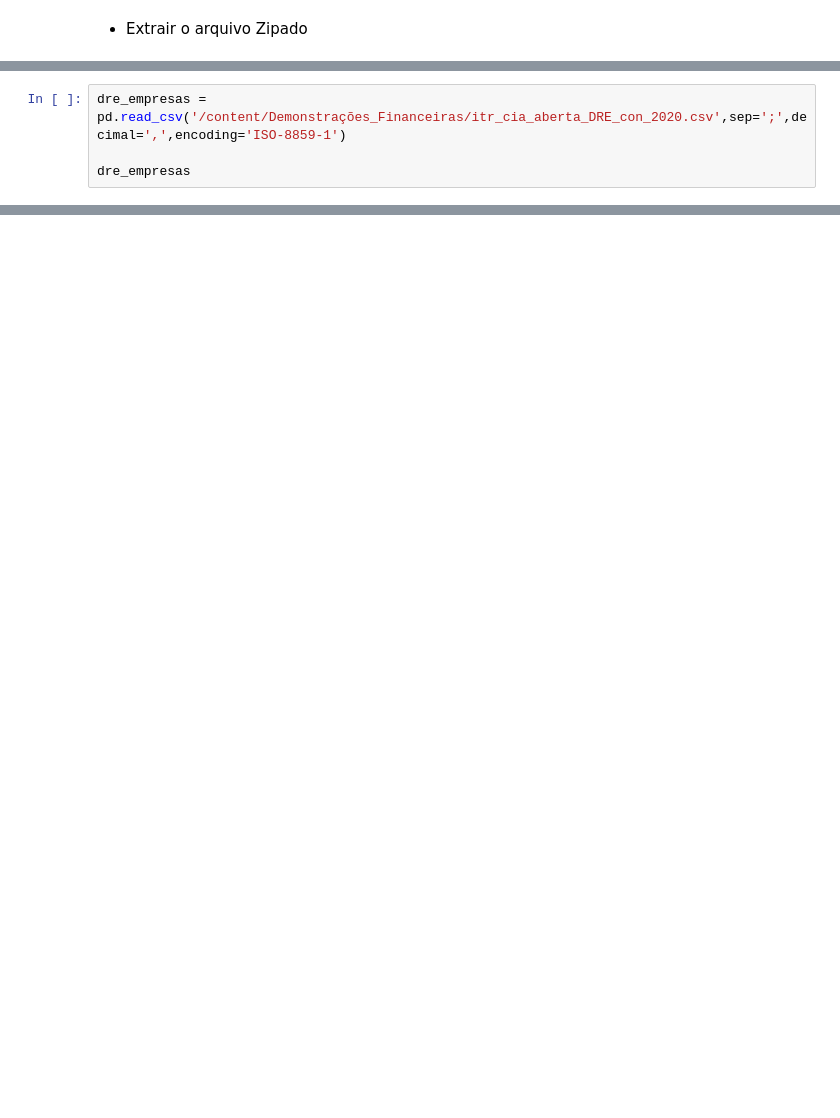
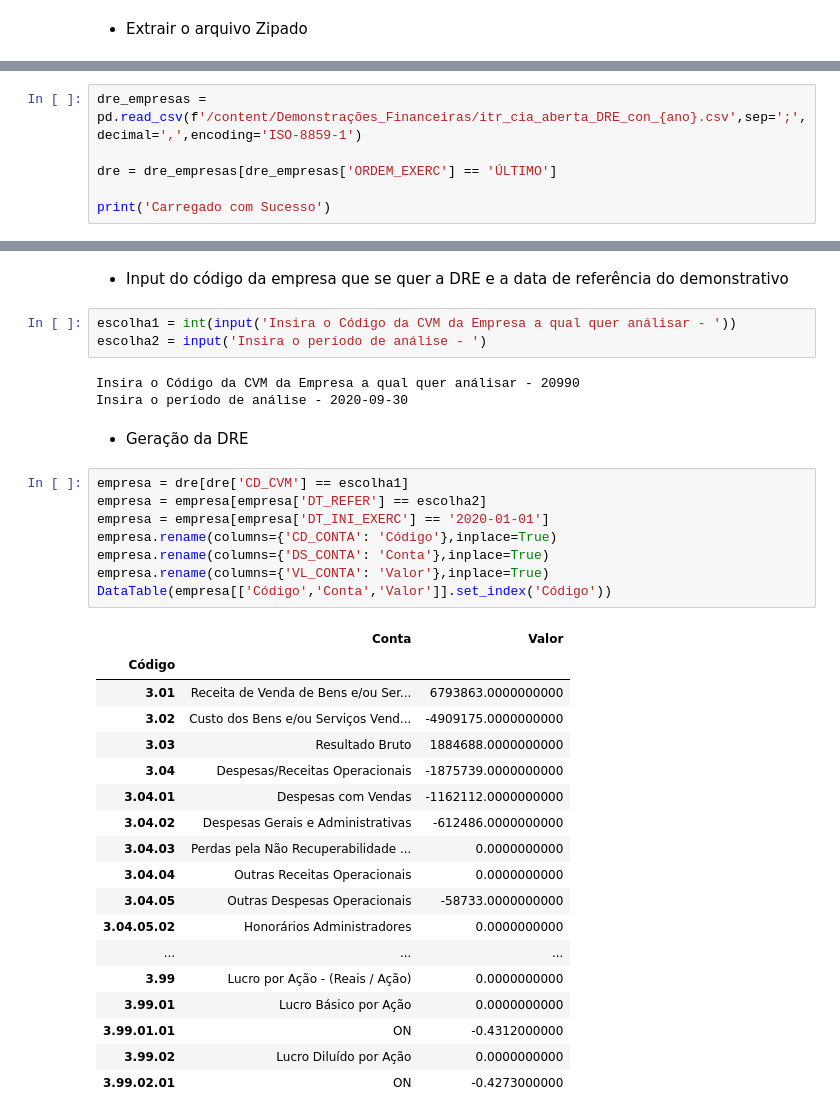
Before and after one commit to gabrieldepaiva/ProjetosParalelos, a Jupyter notebook: Análise_DRE_CiaExemplo.ipynb, the cells around one changed output, grey strips where cells are left out. Cells and saved outputs as stored; diff of their text form; blank space fills up the shorter version.

```diff
--- a/Análise_DRE_CiaExemplo.ipynb
+++ b/Análise_DRE_CiaExemplo.ipynb
@@ -31,5 +34,7 @@ ZipFile(nome_arquivo,mode='r').extractall('Demonstrações_Financeiras')
 # %%
-dre_empresas = pd.read_csv('/content/Demonstrações_Financeiras/itr_cia_aberta_DRE_con_2020.csv',sep=';',decimal=',',encoding='ISO-8859-1')
+dre_empresas = pd.read_csv(f'/content/Demonstrações_Financeiras/itr_cia_aberta_DRE_con_{ano}.csv',sep=';',decimal=',',encoding='ISO-8859-1')
 
-dre_empresas
+dre = dre_empresas[dre_empresas['ORDEM_EXERC'] == 'ÚLTIMO']
+
+print('Carregado com Sucesso')
 # %% [output]
@@ -48,0 +73,37 @@ dre_empresas
+# %% [markdown]
+- Input do código da empresa que se quer a DRE e a data de referência do demonstrativo
+# %%
+escolha1 = int(input('Insira o Código da CVM da Empresa a qual quer análisar - '))
+escolha2 = input('Insira o período de análise - ')
+# %% [output]
+Insira o Código da CVM da Empresa a qual quer análisar - 20990
+Insira o período de análise - 2020-09-30
+# %% [markdown]
+- Geração da DRE
+# %%
+empresa = dre[dre['CD_CVM'] == escolha1]
+empresa = empresa[empresa['DT_REFER'] == escolha2]
+empresa = empresa[empresa['DT_INI_EXERC'] == '2020-01-01']
+empresa.rename(columns={'CD_CONTA': 'Código'},inplace=True)
+empresa.rename(columns={'DS_CONTA': 'Conta'},inplace=True)
+empresa.rename(columns={'VL_CONTA': 'Valor'},inplace=True)
+DataTable(empresa[['Código','Conta','Valor']].set_index('Código'))
+# %% [output]
+|  | Conta | Valor |
+| Código |  |  |
+| 3.01 | Receita de Venda de Bens e/ou Ser... | 6793863.0000000000 |
+| 3.02 | Custo dos Bens e/ou Serviços Vend... | -4909175.0000000000 |
+| 3.03 | Resultado Bruto | 1884688.0000000000 |
+| 3.04 | Despesas/Receitas Operacionais | -1875739.0000000000 |
+| 3.04.01 | Despesas com Vendas | -1162112.0000000000 |
+| 3.04.02 | Despesas Gerais e Administrativas | -612486.0000000000 |
+| 3.04.03 | Perdas pela Não Recuperabilidade ... | 0.0000000000 |
+| 3.04.04 | Outras Receitas Operacionais | 0.0000000000 |
+| 3.04.05 | Outras Despesas Operacionais | -58733.0000000000 |
+| 3.04.05.02 | Honorários Administradores | 0.0000000000 |
+| ... | ... | ... |
+| 3.99 | Lucro por Ação - (Reais / Ação) | 0.0000000000 |
+| 3.99.01 | Lucro Básico por Ação | 0.0000000000 |
+| 3.99.01.01 | ON | -0.4312000000 |
+| 3.99.02 | Lucro Diluído por Ação | 0.0000000000 |
+| 3.99.02.01 | ON | -0.4273000000 |
```
Also changed, not shown: parts of 15 cells of this notebook.
